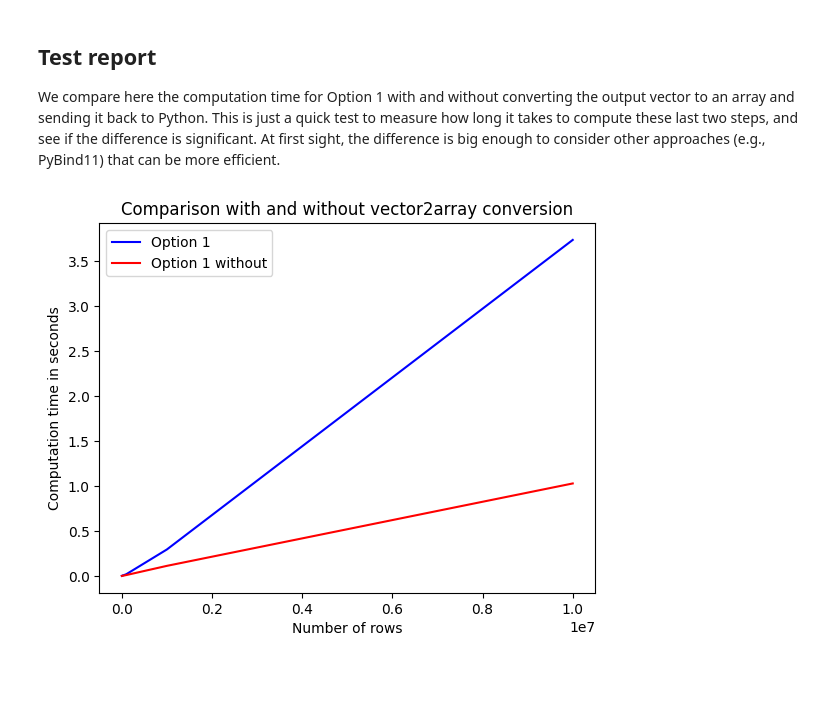
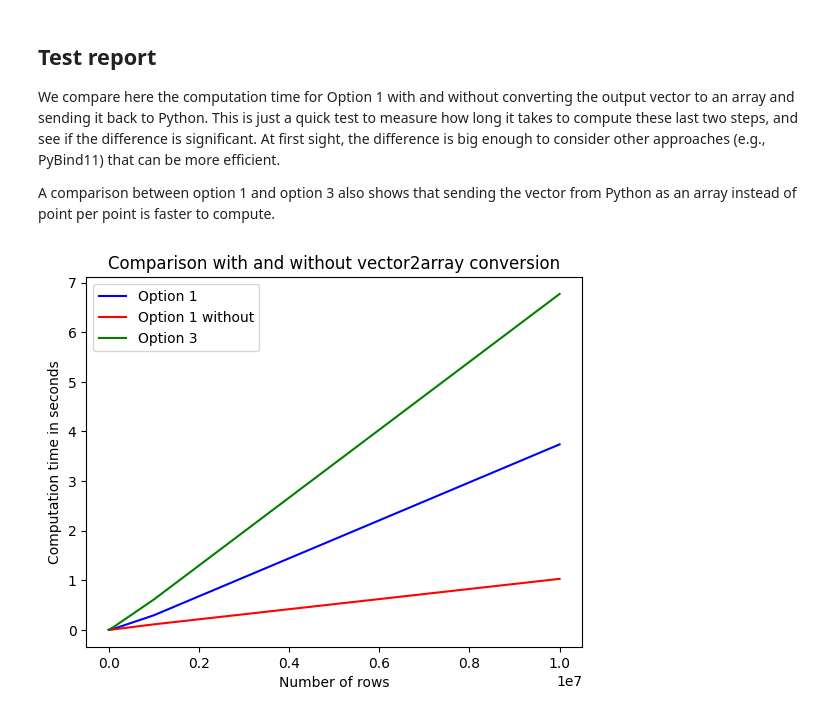
Before and after one commit to technologiestiftung/amarex-webtool, a Jupyter notebook: prototyping/report.ipynb, the cells around one changed output. Drawn from its saved outputs; the diff is of its cells as text; code cells hidden in the pictures; blank space fills up the shorter version.

Commit message:
feature: add option 3 to the tests

```diff
--- a/prototyping/report.ipynb
+++ b/prototyping/report.ipynb
@@ -2,6 +2,8 @@
 ## Test report
 
 We compare here the computation time for Option 1 with and without converting the output vector to an array and sending it back to Python. This is just a quick test to measure how long it takes to compute these last two steps, and see if the difference is significant. At first sight, the difference is big enough to consider other approaches (e.g., PyBind11) that can be more efficient.
+
+A comparison between option 1 and option 3 also shows that sending the vector from Python as an array instead of point per point is faster to compute.
 # %%
 def generate_powers_of_10(list_length):
     """
@@ -48,25 +50,39 @@ option_1_without_return = [
     0.112159,
     1.029216,
 ]
+
+option_3 = [
+    0.000077,
+    0.000047,
+    0.000197,
+    0.000595,
+    0.005203,
+    0.053600,
+    0.612160,
+    6.772206,
+]
 # %%
 import matplotlib.pyplot as plt
 
 # Create a new figure
 plt.figure()
 
 # Plot the first set of values with blue color
 plt.plot(n_rows, option_1, label='Option 1', color='blue')
 
 # Plot the second set of values with red color
 plt.plot(n_rows, option_1_without_return, label='Option 1 without', color='red')
 
+# Plot the third set of values with red color
+plt.plot(n_rows, option_3, label='Option 3', color='green')
+
 # Add labels and legend
 plt.xlabel('Number of rows')
 plt.ylabel('Computation time in seconds')
 plt.title('Comparison with and without vector2array conversion')
 plt.legend()
 
 # Display the plot
 plt.show()
 # %% [output]
-[figure, old version]
+[figure, new version]
```
Also changed, not shown: 4 other files.
